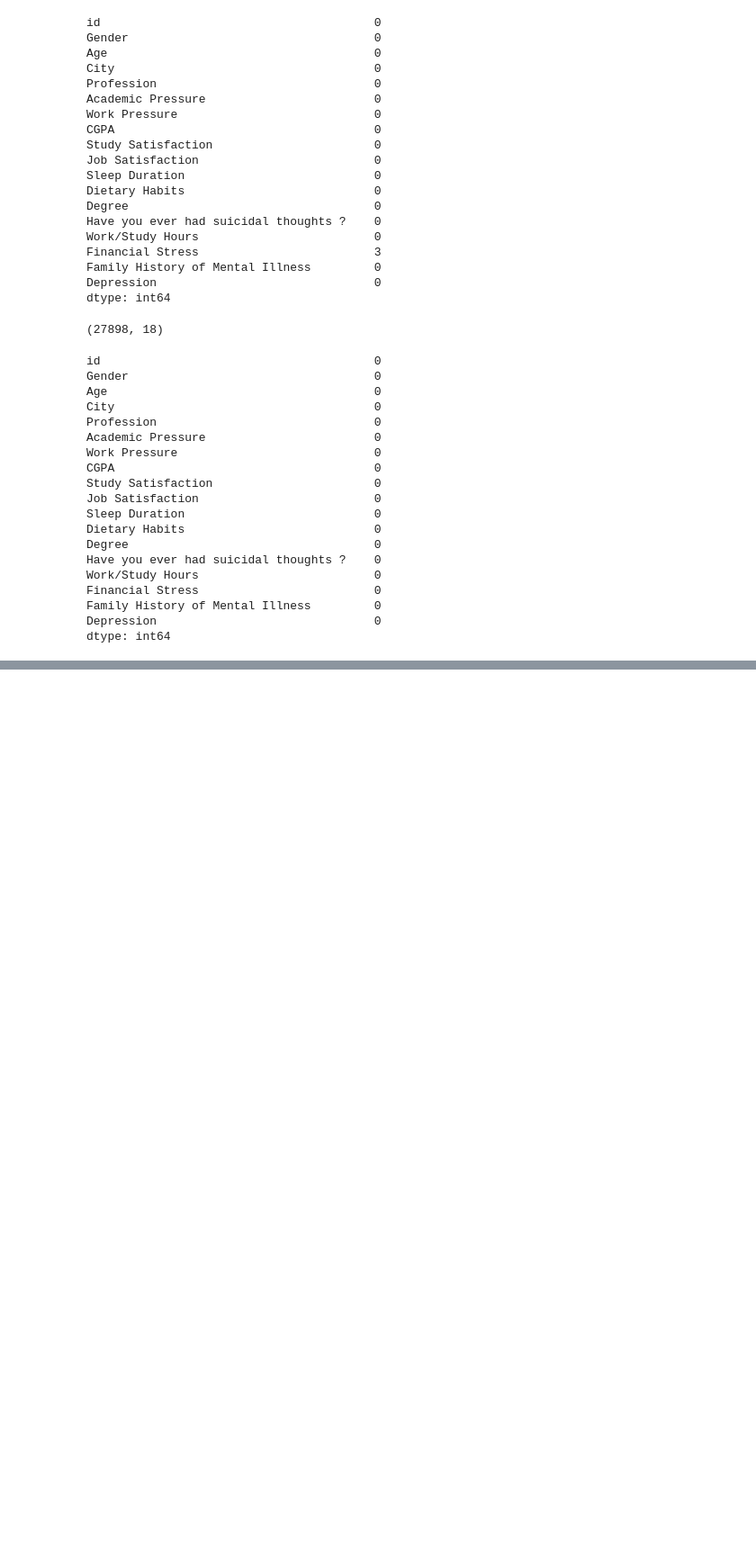
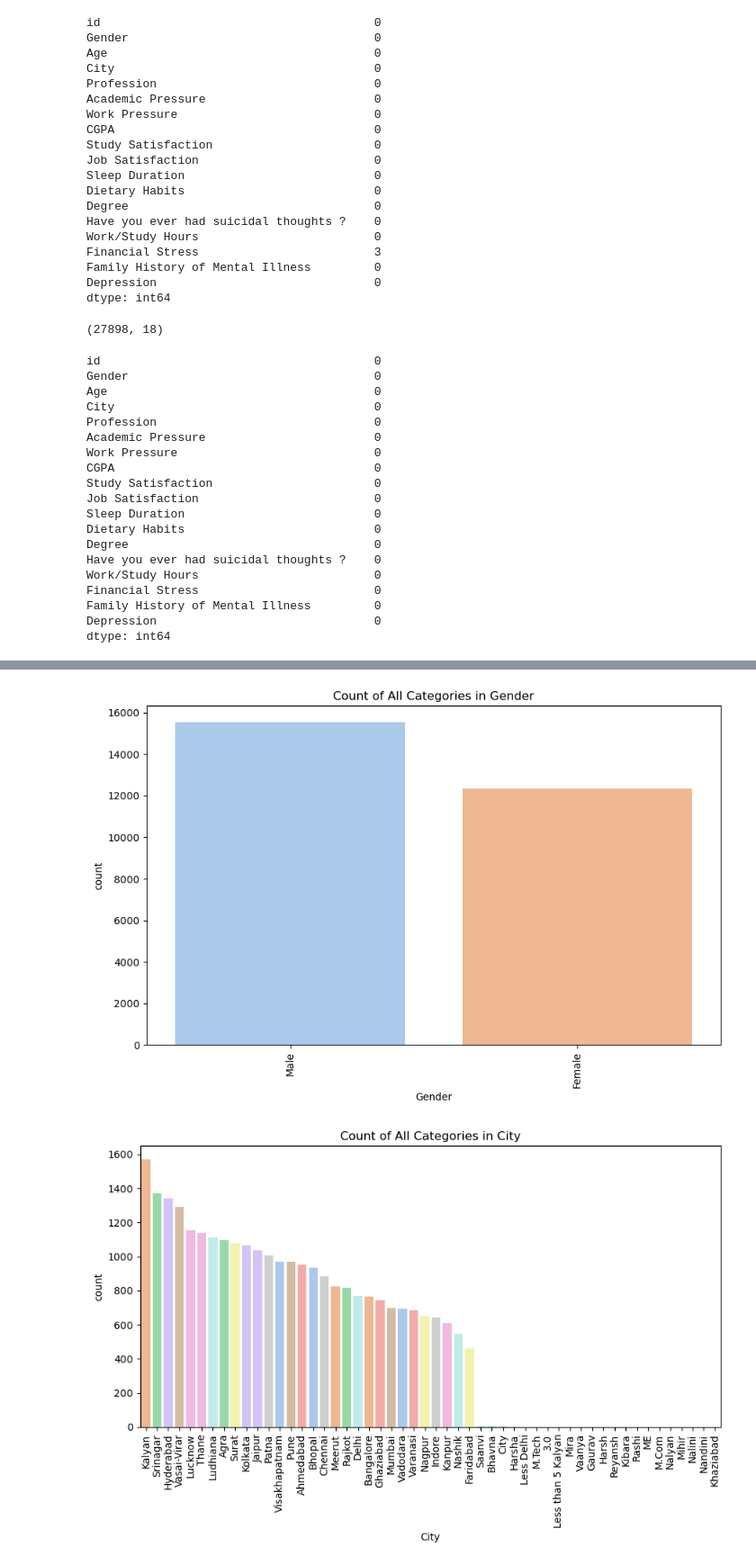
Before and after one commit to rushring/CS_Group07_StudentDepressionDetection, a Jupyter notebook: notebooks/fc211009_Themiya_random_forrest/EDA.ipynb, the cells around one changed output, grey strips where cells are left out. Shown at 90% size. Saved outputs shown, nothing was run; the diff lists cells and outputs as text; code cells hidden in the pictures; blank space fills up the shorter version.

```diff
--- a/notebooks/fc211009_Themiya_random_forrest/EDA.ipynb
+++ b/notebooks/fc211009_Themiya_random_forrest/EDA.ipynb
@@ -109,0 +173,12 @@ dtype: int64
+# %%
+# For categorical features with better layout
+for col in categorical_cols:
+    plt.figure(figsize=(9,6))
+    sns.countplot(data=df, x=col, order=df[col].value_counts().index, palette='pastel',hue=col)
+    plt.title(f'Count of All Categories in {col}')
+    plt.xticks(rotation=90)
+    plt.tight_layout()
+    plt.show()
+# %% [output]
+[figure, added]
+[figure, added]
```
Also changed, not shown: parts of 9 cells of this notebook.
